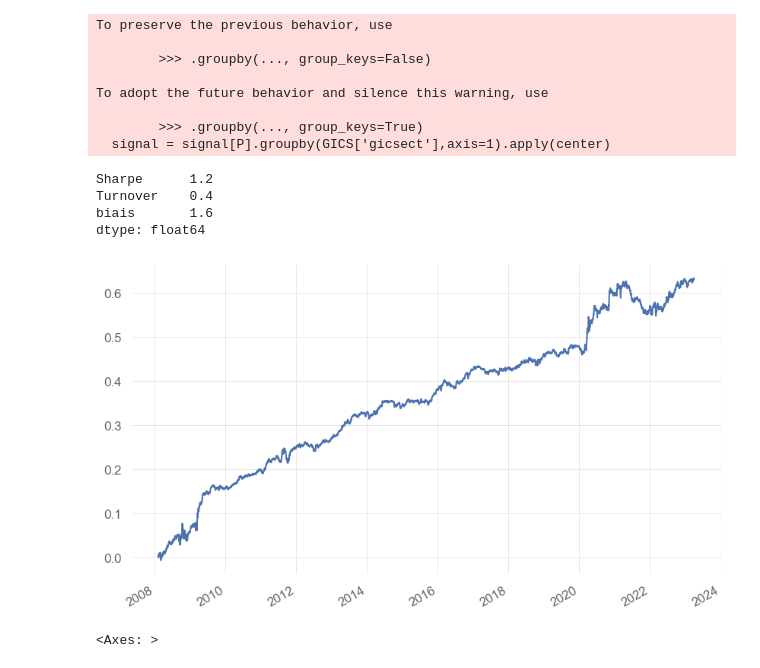
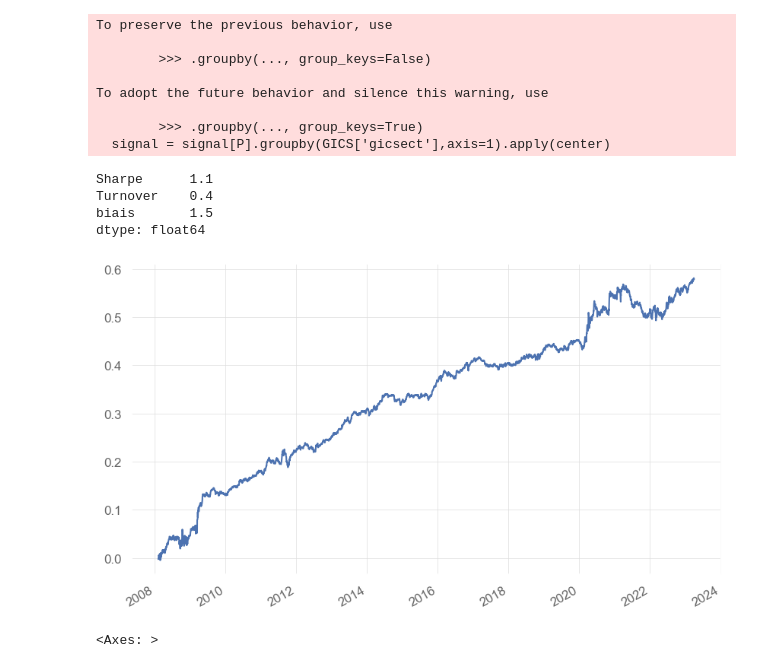
Before and after one commit to nabz78350/backtesting, a Jupyter notebook: strat_psar.ipynb, the cells around one changed output. Cells and saved outputs as stored; diff of their text form; code cells hidden in the pictures.

```diff
--- a/strat_psar.ipynb
+++ b/strat_psar.ipynb
@@ -39,33 +39,32 @@ for ticker in tqdm(market_data.index.get_level_values(1).unique()):
         print(ticker)
 # %%
 signal = pd.concat(results,axis=1).reindex_like(P).ffill()
-signal = signal[P].rolling(2).sum()
 signal = signal[P].rank(axis=1,pct=True,ascending=False).clip(0.01,0.99).apply(norm.ppf)
 
 signal[signal.abs()<0.5] = None
 
 signal = signal[P].groupby(GICS['gicsect'],axis=1).apply(center)
 signal = signal[P].div(signal[P].abs().sum(1),0)
 
 PNL = (signal[P].shift()*R).sum(1).replace({0:np.nan}).dropna()
 sr = sharpe(PNL)
 turnover = signal.fillna(0).diff().abs().sum(1).mean()
 PNL.cumsum().plot()
 pd.Series({'Sharpe':sr,'Turnover':turnover,'biais':PNL.mean()*1e4}).round(1)
 # %% [output]
 To preserve the previous behavior, use
 
         >>> .groupby(..., group_keys=False)
 
 To adopt the future behavior and silence this warning, use
 
         >>> .groupby(..., group_keys=True)
   signal = signal[P].groupby(GICS['gicsect'],axis=1).apply(center)
-Sharpe      1.2
+Sharpe      1.1
 Turnover    0.4
-biais       1.6
+biais       1.5
 dtype: float64
-[figure, old version]
+[figure, new version]
 # %%
 signal.count(1).plot(label ='# positions',legend=True)
 # %% [output]
```
